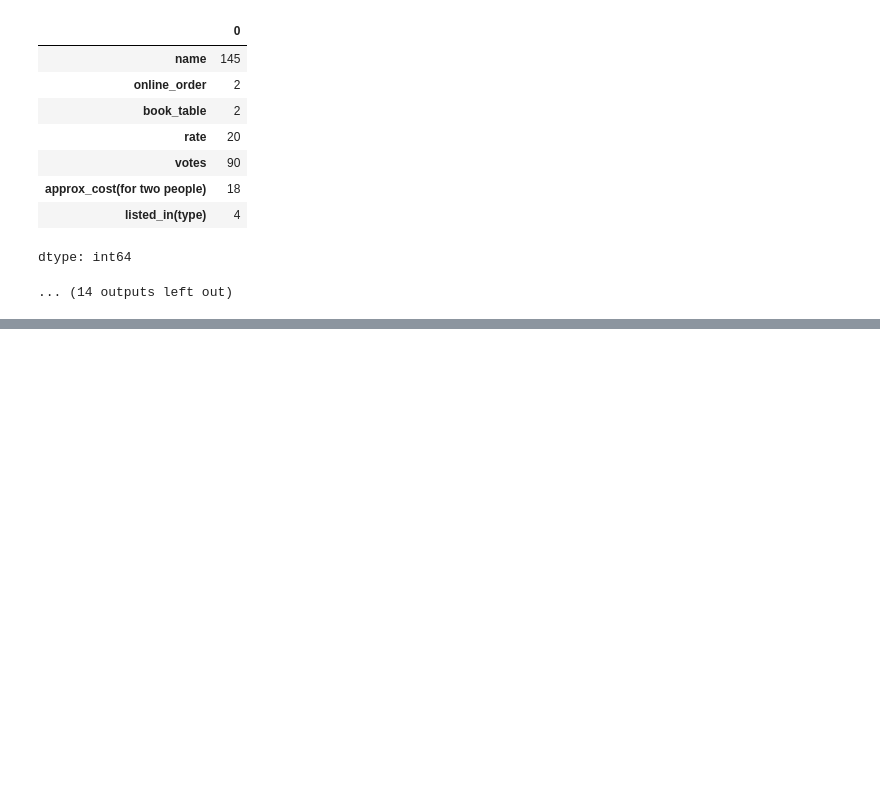
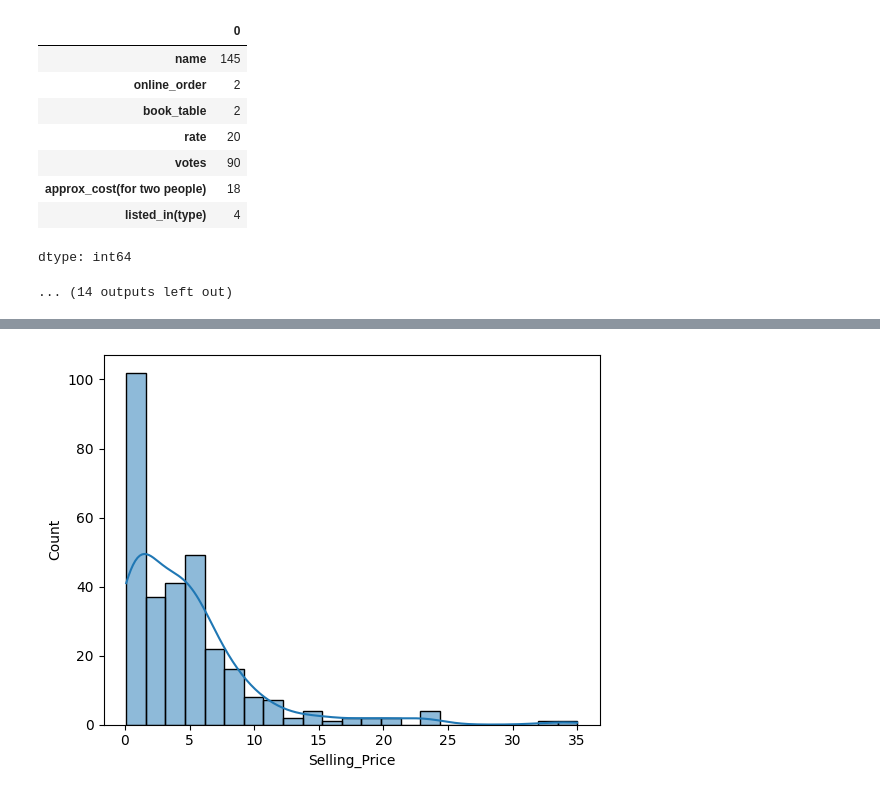
Before and after one commit to mahimapd7-collab/python-code, a Jupyter notebook: Untitled1.ipynb, the cells around one changed output, grey strips where cells are left out. Drawn from its saved outputs; the diff is of its cells as text; code cells hidden in the pictures; blank space fills up the shorter version.

```diff
--- a/Untitled1.ipynb
+++ b/Untitled1.ipynb
@@ -100,0 +383,5 @@ dtype: int64
+# %%
+sns.histplot(df["Selling_Price"],kde=True)
+plt.show()
+# %% [output]
+[figure, added]
```
Also changed, not shown: parts of 23 cells of this notebook.
